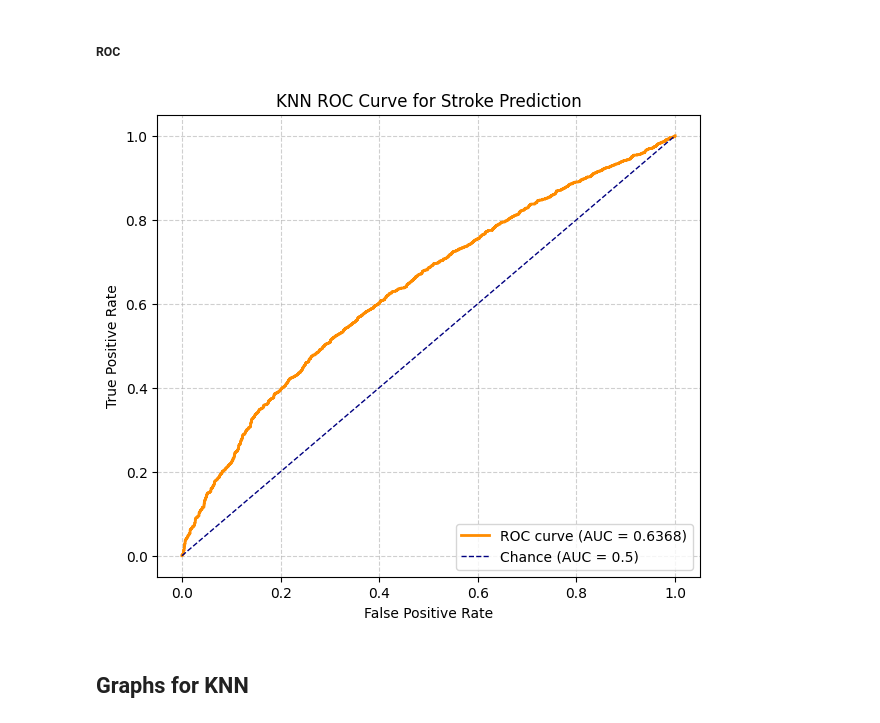
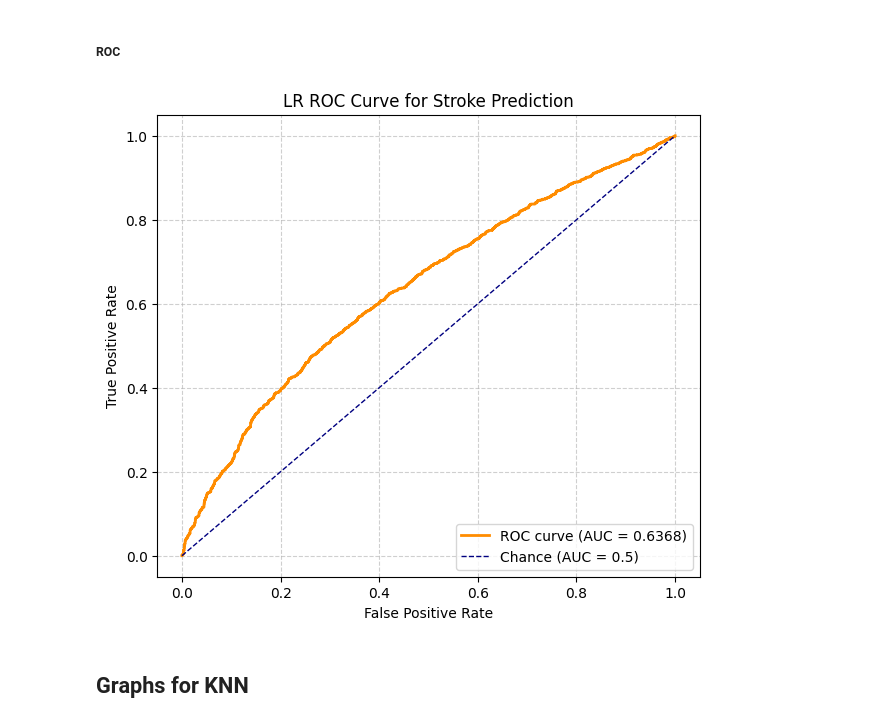
Before and after one commit to LechTheMitch/MachineLearningProject, a Jupyter notebook: img_notebook/img_model_Kmeans_LogisticR.ipynb, the cells around one changed output. Cells and saved outputs as stored; diff of their text form; code cells hidden in the pictures.

```diff
--- a/img_notebook/img_model_Kmeans_LogisticR.ipynb
+++ b/img_notebook/img_model_Kmeans_LogisticR.ipynb
@@ -164,24 +164,23 @@ plt.show()
 # %%
 #     ---- need a check ----
 
 # احتمالات الكلاس 1 فقط
-y_score_knn = lr.predict_proba(X_test)[:, 1]
+y_score = lr.predict_proba(X_test)[:, 1]
 
 # حساب FPR و TPR و AUC
-fpr, tpr, _ = roc_curve(y_test, y_score_knn)
-roc_auc = roc_auc_score(y_test, y_score_knn)
-
+fpr, tpr, _ = roc_curve(y_test, y_score)
+roc_auc = roc_auc_score(y_test, y_score)
 # رسم منحنى ROC
 plt.figure(figsize=(7,6))
 plt.plot(fpr, tpr, color='darkorange', lw=2, label=f'ROC curve (AUC = {roc_auc:.4f})')
 plt.plot([0, 1], [0, 1], color='navy', lw=1, linestyle='--', label='Chance (AUC = 0.5)')
 plt.xlabel('False Positive Rate')
 plt.ylabel('True Positive Rate')
-plt.title('KNN ROC Curve for Stroke Prediction')
+plt.title('LR ROC Curve for Stroke Prediction')
 plt.legend(loc='lower right')
 plt.grid(True, linestyle='--', alpha=0.6)
 plt.show()
 # %% [output]
-[figure, old version]
+[figure, new version]
 # %% [markdown]
 ## Graphs for KNN
```
Also changed, not shown: parts of 4 cells of this notebook, 3 other files.
